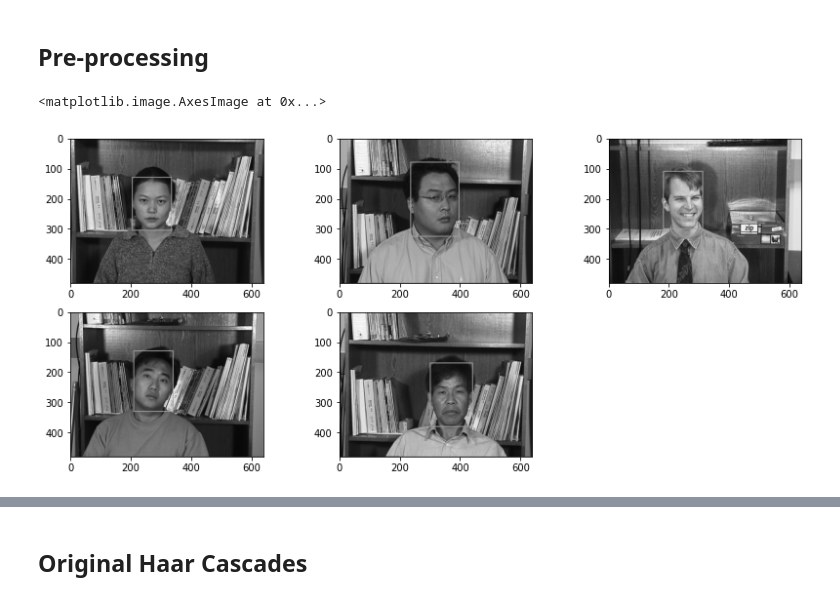
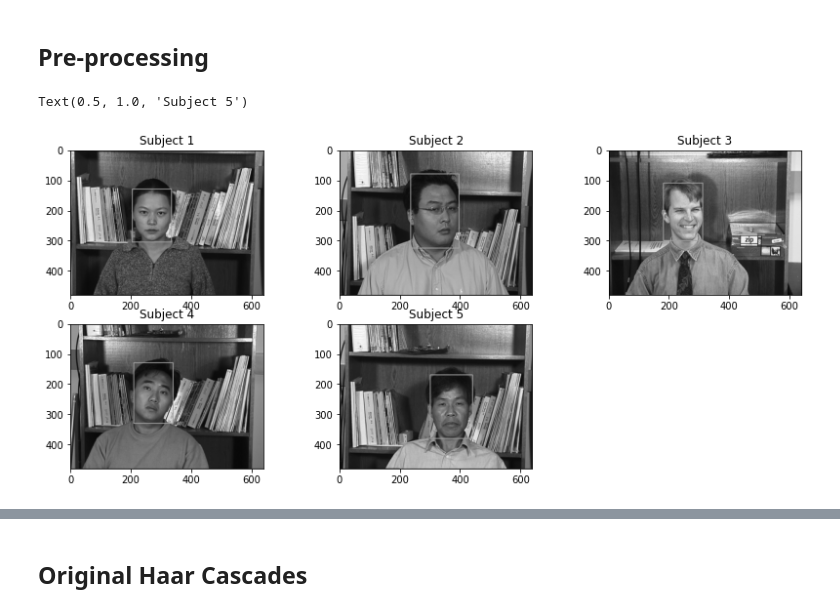
Before and after one commit to nafisat11/ENCM509-Face-Detection, a Jupyter notebook: facedetection.ipynb, the cells around one changed output, grey strips where cells are left out. Saved outputs shown, nothing was run; the diff lists cells and outputs as text; code cells hidden in the pictures.

```diff
--- a/facedetection.ipynb
+++ b/facedetection.ipynb
@@ -29,37 +29,37 @@ s3 = cv2.imread('dataset/s3.jpg')
 s4 = cv2.imread('dataset/s4.jpg')
 s5 = cv2.imread('dataset/s5.jpg')
 
 s1_coords = gtb_coordinates('labels/lab581')
 s2_coords = gtb_coordinates('labels/lab790')
 s3_coords = gtb_coordinates('labels/lab364')
 s4_coords = gtb_coordinates('labels/lab935')
 s5_coords = gtb_coordinates('labels/lab869')
 
 # (x,y,w,h) -> (x_left, y_top, x_right, y_bottom)
 s1_gtb = cv2.rectangle(s1, (int(s1_coords[0]), int(s1_coords[1])), (int(s1_coords[2]), int(s1_coords[3])), (0,255,0), 2)
 s2_gtb = cv2.rectangle(s2, (int(s2_coords[0]), int(s2_coords[1])), (int(s2_coords[2]), int(s2_coords[3])), (0,255,0), 2)
 s3_gtb = cv2.rectangle(s3, (int(s3_coords[0]), int(s3_coords[1])), (int(s3_coords[2]), int(s3_coords[3])), (0,255,0), 2)
 s4_gtb = cv2.rectangle(s4, (int(s4_coords[0]), int(s4_coords[1])), (int(s4_coords[2]), int(s4_coords[3])), (0,255,0), 2)
 s5_gtb = cv2.rectangle(s5, (int(s5_coords[0]), int(s5_coords[1])), (int(s5_coords[2]), int(s5_coords[3])), (0,255,0), 2)
 
 # Convert to grayscale
 s1_gray = convertToGray(s1_gtb)
 s2_gray = convertToGray(s2_gtb)
 s3_gray = convertToGray(s3_gtb)
 s4_gray = convertToGray(s4_gtb)
 s5_gray = convertToGray(s5_gtb)
 
 plt.figure(figsize=(14,6))
 plt.subplot(2,3,1)
-plt.imshow(s1_gray, cmap='gray')
+plt.imshow(s1_gray, cmap='gray'); plt.title("Subject 1")
 plt.subplot(2,3,2)
-plt.imshow(s2_gray, cmap='gray')
+plt.imshow(s2_gray, cmap='gray'); plt.title("Subject 2")
 plt.subplot(2,3,3)
-plt.imshow(s3_gray, cmap='gray')
+plt.imshow(s3_gray, cmap='gray'); plt.title("Subject 3")
 plt.subplot(2,3,4)
-plt.imshow(s4_gray, cmap='gray')
+plt.imshow(s4_gray, cmap='gray'); plt.title("Subject 4")
 plt.subplot(2,3,5)
-plt.imshow(s5_gray, cmap='gray')
+plt.imshow(s5_gray, cmap='gray'); plt.title("Subject 5")
 # %% [output]
-<matplotlib.image.AxesImage at 0x...>
+Text(0.5, 1.0, 'Subject 5')
-[figure, old version]
+[figure, new version]
```
Also changed, not shown: parts of 11 cells of this notebook.
